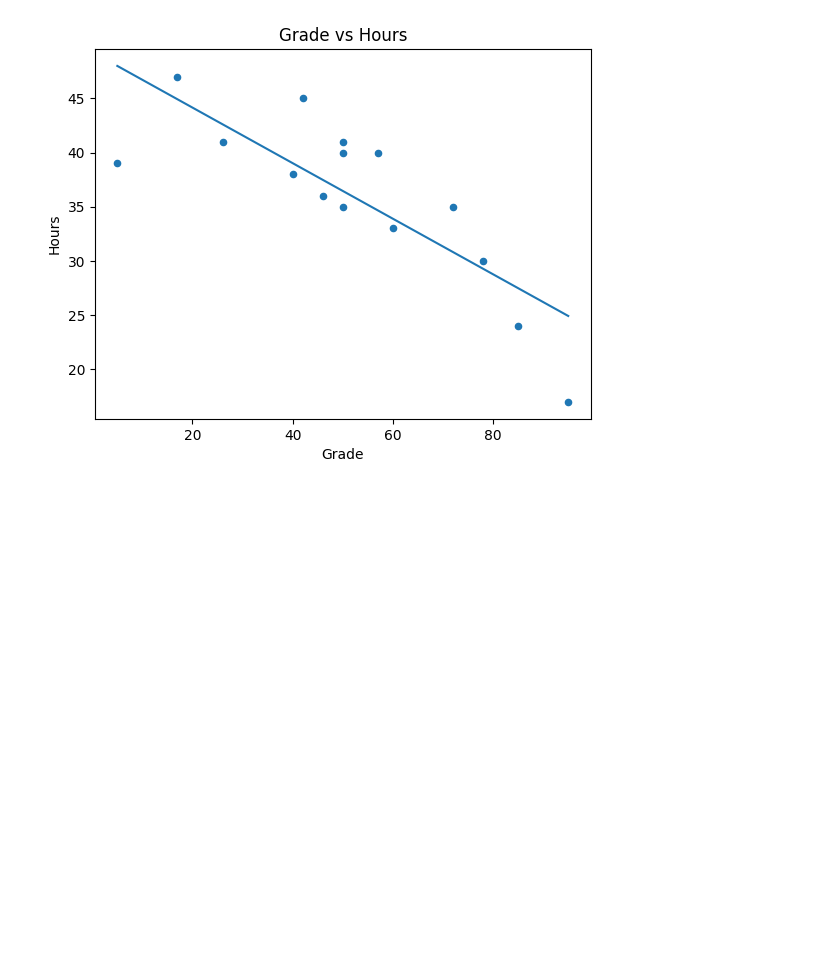
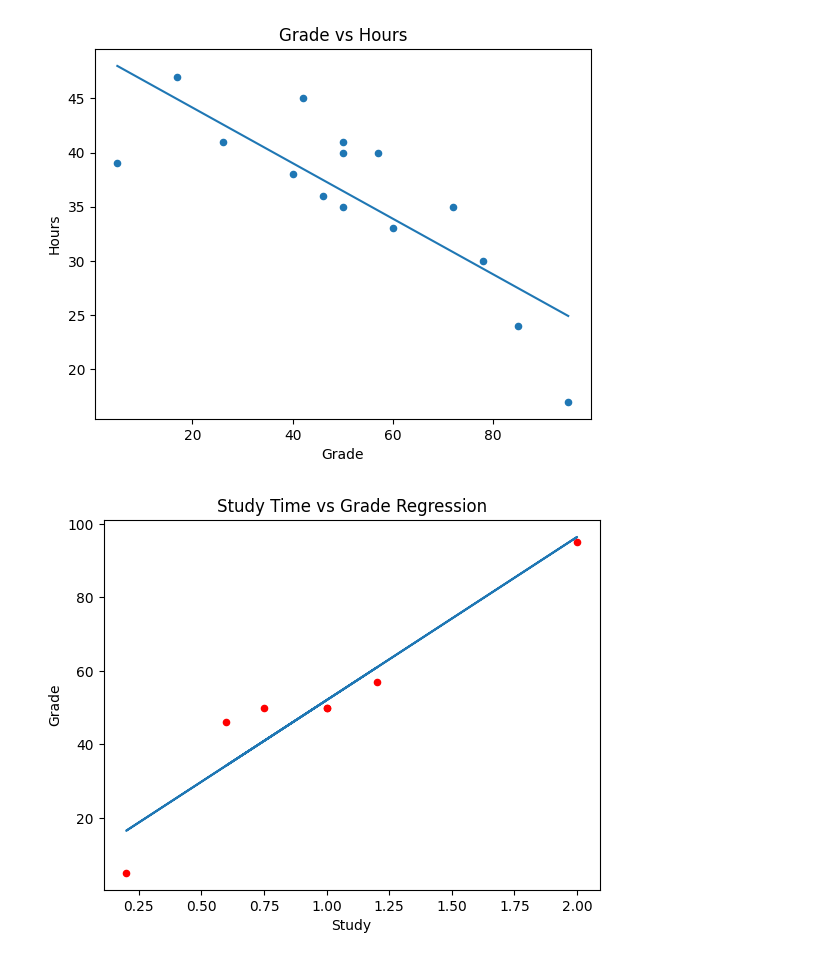
Before and after one commit to AdrianMarin1494/Study, a Jupyter notebook: Math for Machine Learning with Python/17 Comparing Data.ipynb, the cells around one changed output. Saved outputs shown, nothing was run; the diff lists cells and outputs as text; code cells hidden in the pictures; blank space fills up the shorter version.

```diff
--- a/Math for Machine Learning with Python/17 Comparing Data.ipynb
+++ b/Math for Machine Learning with Python/17 Comparing Data.ipynb
@@ -87,3 +87,23 @@ plt.show()
 # %% [output]
 Correlation: -0.8109119058459785
 [figure]
+# %%
+%matplotlib inline
+import pandas as pd
+import numpy as np
+from matplotlib import pyplot as plt
+
+df = pd.DataFrame({'Name': ['Dan', 'Joann', 'Pedro', 'Rosie', 'Ethan', 'Vicky', 'Frederic'],
+                   'Study':[1,0.75,0.6,2,1,0.2,1.2],
+                   'Grade':[50,50,46,95,50,5,57],
+                   'fx':[52.0159,40.9106,34.2480,96.4321,52.0149,16.4811,60.8983]})
+
+# Create a scatter plot of Study vs Grade
+df.plot(kind='scatter', title='Study Time vs Grade Regression', x='Study', y='Grade', color='red')
+
+# Plot the regression line
+plt.plot(df['Study'],df['fx'])
+
+plt.show()
+# %% [output]
+[figure, added]
```
Also changed, not shown: parts of 3 cells of this notebook.
